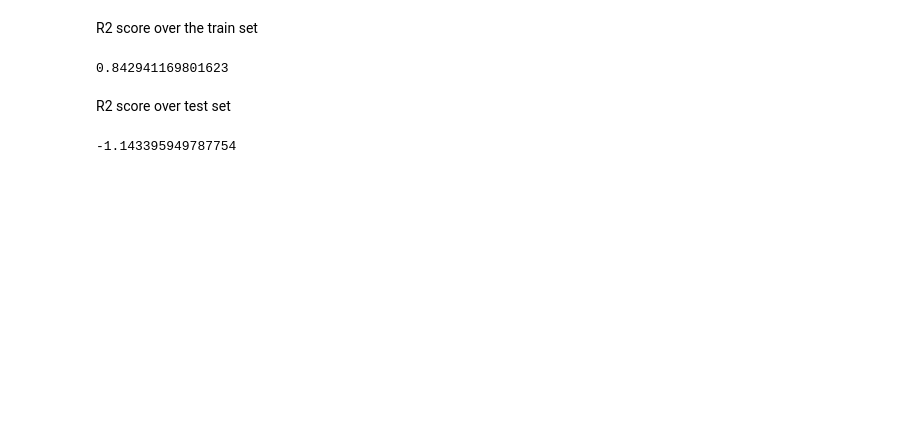
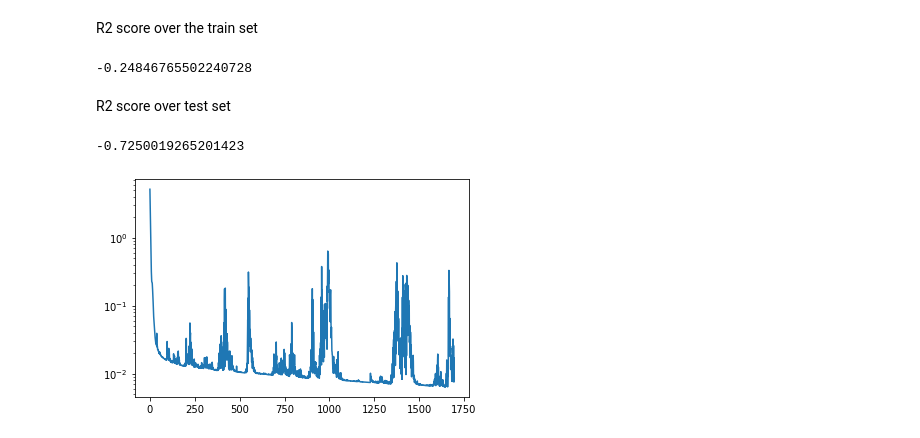
Before and after one commit to SCiarella/Glassy-Machine-Learning, a Jupyter notebook: X_Y/Prediction.ipynb, the cells around one changed output. Drawn from its saved outputs; the diff is of its cells as text; code cells hidden in the pictures; blank space fills up the shorter version.

```diff
--- a/X_Y/Prediction.ipynb
+++ b/X_Y/Prediction.ipynb
@@ -116,0 +127,8 @@ MLPRegressor(alpha=0.001, hidden_layer_sizes=(100, 100), max_iter=100000,
+# %%
+# I have found the best parameters using the grid search above
+# here they are:
+model = MLPRegressor(hidden_layer_sizes=(80,80), activation='relu', solver='adam', alpha=0.0001, batch_size='auto',
+                     learning_rate='constant', learning_rate_init=0.001, power_t=0.5, max_iter=1000000,
+                     shuffle=True, random_state=666, tol=1e-8, verbose=True, warm_start=False,
+                     momentum=0.9, nesterovs_momentum=True, early_stopping=True,
+                     beta_1=0.9, beta_2=0.999, epsilon=1e-08, n_iter_no_change=1000, max_fun=150000)
@@ -119,10 +160,16 @@ R2 score over the train set
 # %%
 model.score(X_train_scaled, y_train_scaled)
 # %% [output]
-0.842941169801623
+-0.24846765502240728
 # %% [markdown]
 R2 score over test set
 # %%
 model.score(X_test_scaled, y_test_scaled)
 # %% [output]
--1.143395949787754
+-0.7250019265201423
+# %%
+import matplotlib.pyplot as plt
+plt.plot(model.loss_curve_[10:])
+plt.yscale('log')
+# %% [output]
+[figure, added]
```
Also changed, not shown: parts of 3 cells of this notebook, 1 other file.
